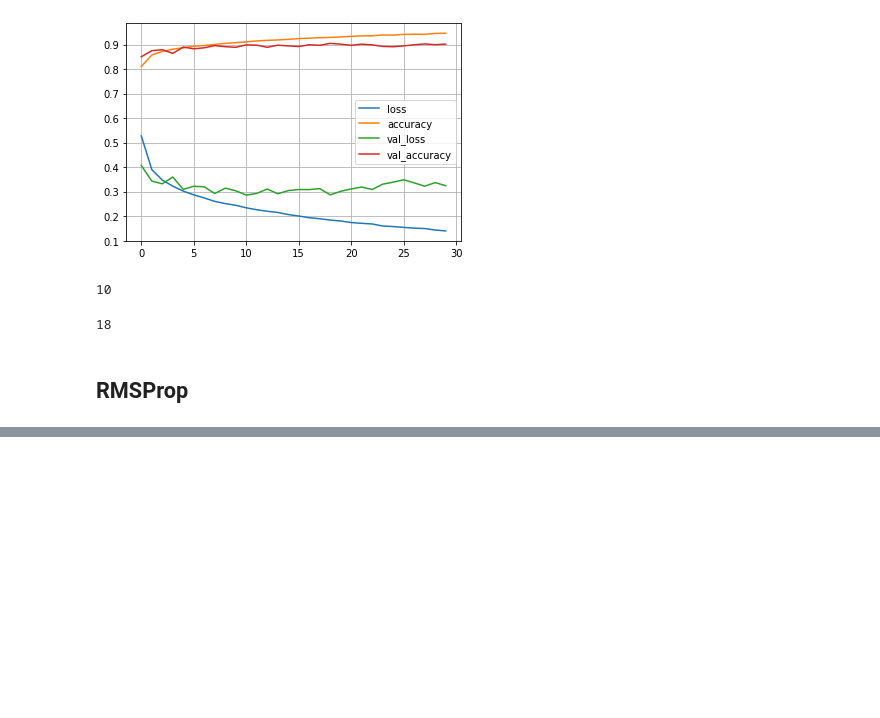
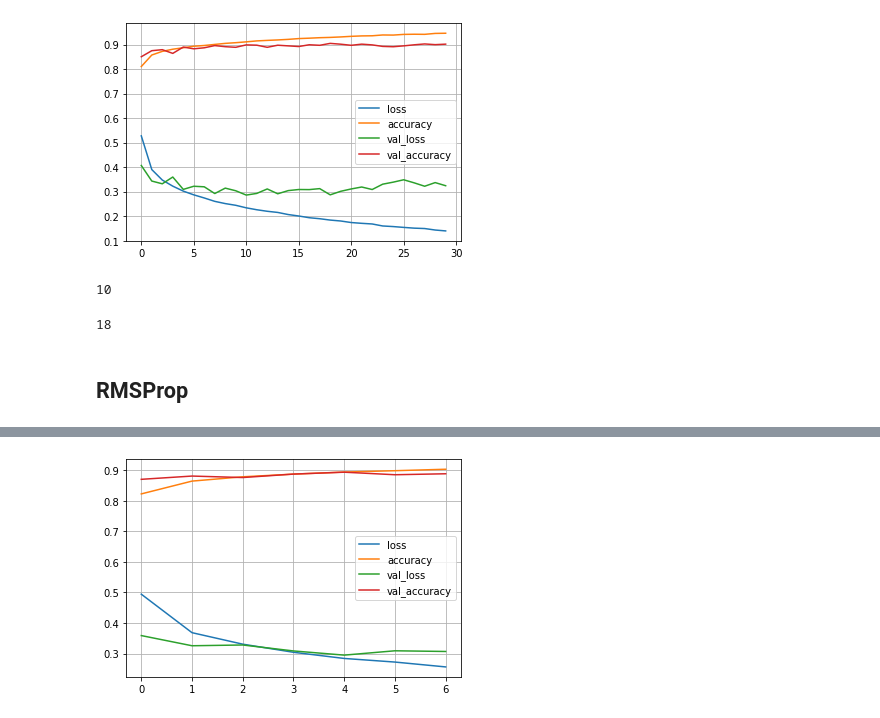
Before and after one commit to JakeOh/202011_itw_bd21, a Jupyter notebook: lab_ml/ml17_dnn.ipynb, the cells around one changed output, grey strips where cells are left out. Cells and saved outputs as stored; diff of their text form; code cells hidden in the pictures; blank space fills up the shorter version.

```diff
--- a/lab_ml/ml17_dnn.ipynb
+++ b/lab_ml/ml17_dnn.ipynb
@@ -319,0 +351,11 @@ hist2 = history2.history
+# %%
+model3 = create_model()
+# %%
+model3.compile(optimizer='adam', loss='sparse_categorical_crossentropy', metrics='accuracy')
+# %%
+early_stop = keras.callbacks.EarlyStopping(patience=2)  # 조기 종료 콜백
+#> val_loss를 모니터링하다가 val_loss가 patience 횟수동안에 더이상 감소하지 않으면 epoch를 강제 종료
+
+history3 = model3.fit(x_train, y_train, epochs=30,
+                      validation_data=(x_val, y_val),
+                      callbacks=[early_stop])
@@ -319,0 +377,8 @@ hist2 = history2.history
+# %%
+hist3 = pd.DataFrame(history3.history)
+
+hist3.plot()
+plt.grid()
+plt.show()
+# %% [output]
+[figure, added]
```
Also changed, not shown: parts of 15 cells of this notebook.
